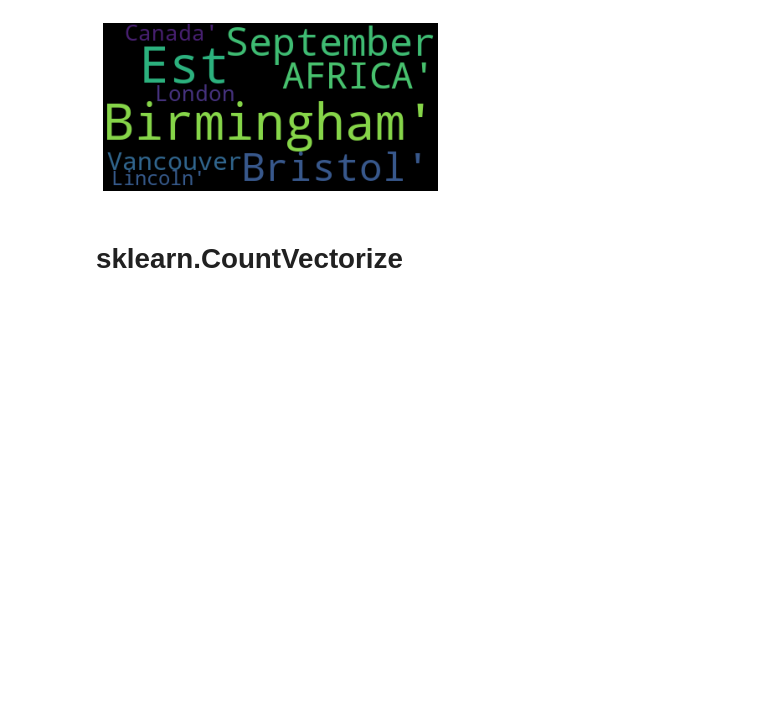
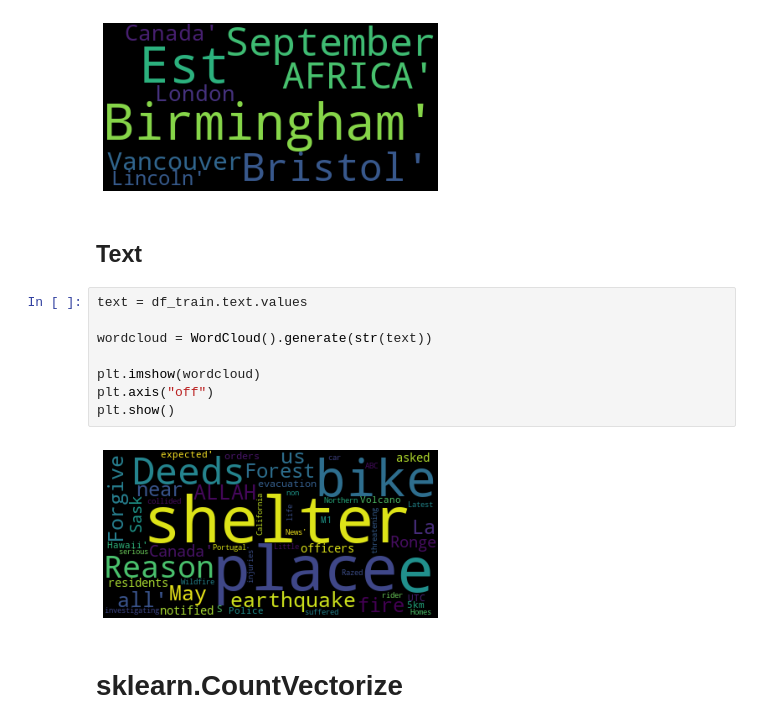
Before and after one commit to kostya85/nlp-getting-started, a Jupyter notebook: main.ipynb, the cells around one changed output. Drawn from its saved outputs; the diff is of its cells as text; blank space fills up the shorter version.

```diff
--- a/main.ipynb
+++ b/main.ipynb
@@ -128,6 +128,18 @@ plt.axis("off")
 plt.show()
 # %% [output]
 [figure]
+# %% [markdown]
+## Text
+# %%
+text = df_train.text.values
+
+wordcloud = WordCloud().generate(str(text))
+
+plt.imshow(wordcloud)
+plt.axis("off")
+plt.show()
+# %% [output]
+[figure, added]
 # %% [markdown]
 # sklearn.CountVectorize
 # %%
```
Also changed, not shown: 2 other files.
